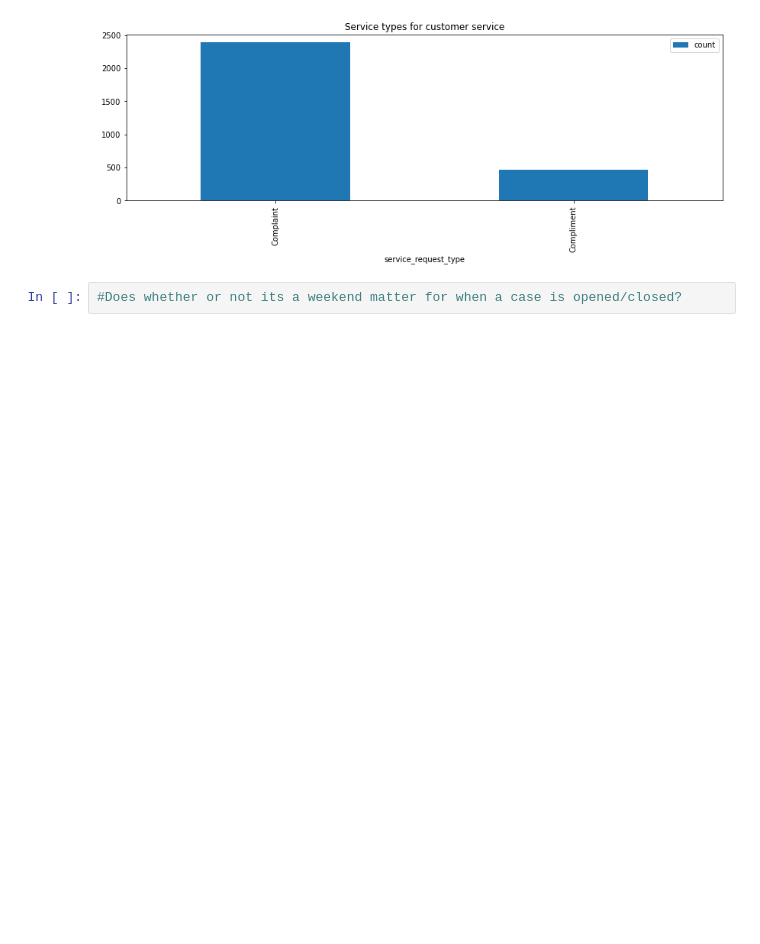
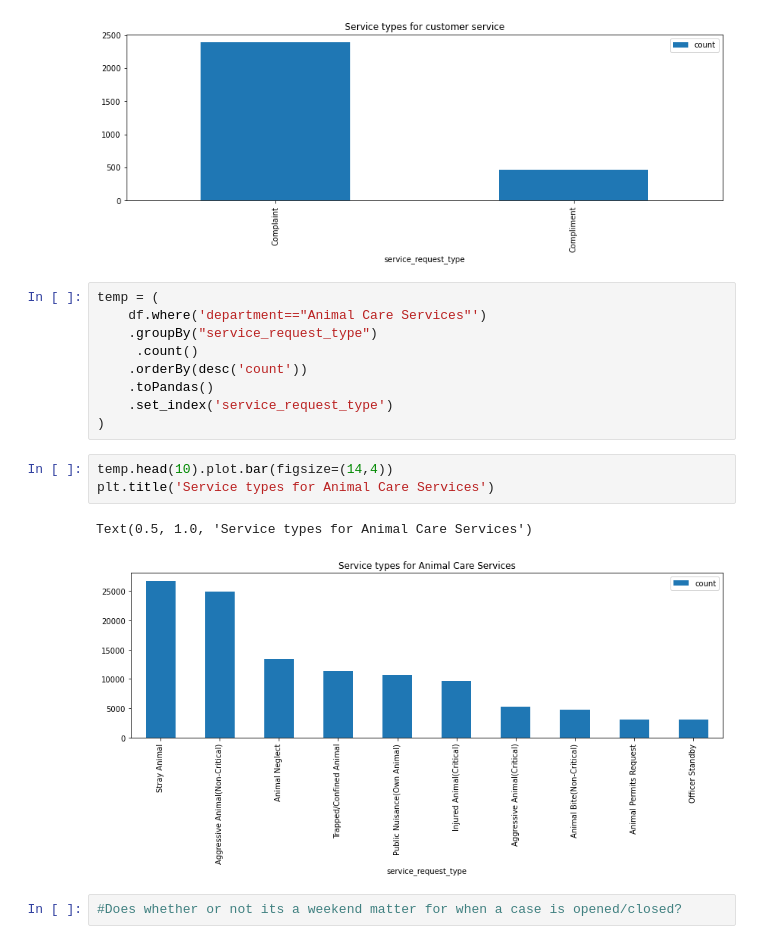
Before and after one commit to carterrxavier/spark_exercises, a Jupyter notebook: data-wrangling-and-exploration.ipynb, the cells around one changed output. Cells and saved outputs as stored; diff of their text form; blank space fills up the shorter version.

Commit message:
add one more graph

```diff
--- a/data-wrangling-and-exploration.ipynb
+++ b/data-wrangling-and-exploration.ipynb
@@ -490,6 +490,21 @@ plt.title('Service types for customer service')
 # %% [output]
 Text(0.5, 1.0, 'Service types for customer service')
 [figure]
+# %%
+temp = (
+    df.where('department=="Animal Care Services"')
+    .groupBy("service_request_type")
+     .count()
+    .orderBy(desc('count'))
+    .toPandas()
+    .set_index('service_request_type')
+)
+# %%
+temp.head(10).plot.bar(figsize=(14,4))
+plt.title('Service types for Animal Care Services')
+# %% [output]
+Text(0.5, 1.0, 'Service types for Animal Care Services')
+[figure, added]
 # %%
 #Does whether or not its a weekend matter for when a case is opened/closed?
 # %%
```
Also changed, not shown: parts of 1 cell of this notebook.
